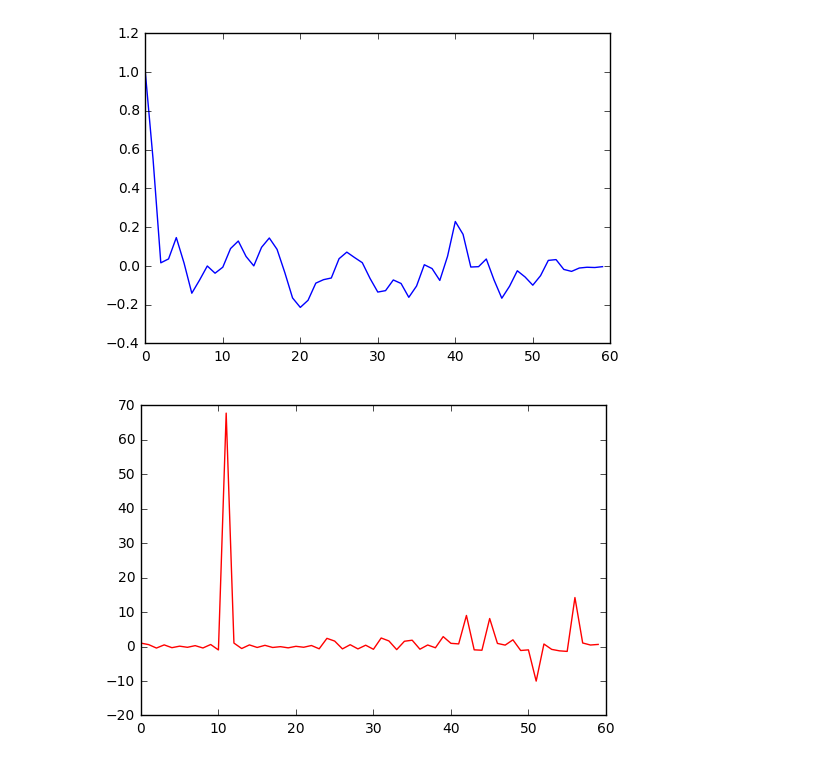
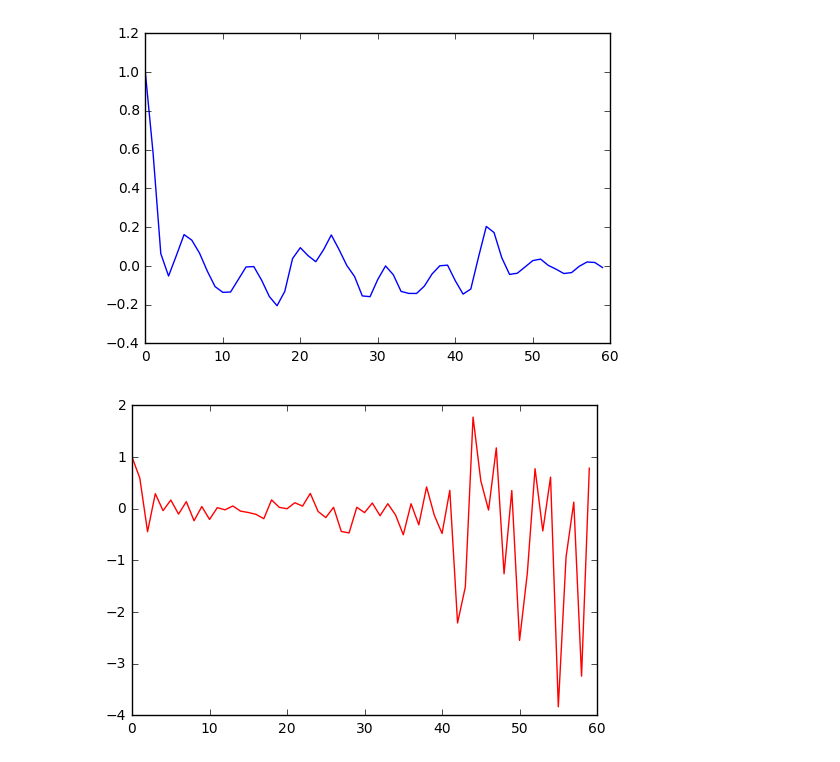
Before and after one commit to Marvin84/music_genre_identifier, a Jupyter notebook: ARIMA.ipynb, the cells around one changed output. Saved outputs shown, nothing was run; the diff lists cells and outputs as text; code cells hidden in the pictures.

```diff
--- a/ARIMA.ipynb
+++ b/ARIMA.ipynb
@@ -5,11 +5,11 @@ import statsmodels.tsa as st
 import pandas as pd
 import numpy as np
 # %%
-data = pd.read_csv('/Users/laneskij/Documents/University/Tesi/Project/dataset.csv')
+data = pd.read_csv('/Users/laneskij/Desktop/medium.csv', header=None)
 # %%
 #X = np.array(data)
 X = []
-M = np.array(data)[:,0:360]
+M = np.array(data)[:,8*60:14*60]
 X.append(M[:,0:60])
 X.append(M[:,60:120])
 X.append(M[:,120:180])
@@ -39,20 +58,20 @@ for item in X[3]:
 # %%
 #try to observe the autocorrelation and partial autocorrelation functions for any point
 #There is a 3-step rule which determines the p and q by this observation, see reference below
 #https://people.duke.edu/~rnau/Notes_on_nonseasonal_ARIMA_models--Robert_Nau.pdf
-datapoint = X[3][0]
+datapoint = X[0][0]
 #autocorrelation
 acValues = st.stattools.acf(datapoint, unbiased=False, nlags=60, qstat=False, fft=False, alpha=None)
 #partialautocorrelation
 pacValues = st.stattools.pacf(datapoint, nlags=60, method='ywunbiased', alpha=None)
 
 plt.plot(acValues, 'b-', label='ac')
 plt.show()
 plt.plot(pacValues, 'r-', label='pac')
 plt.show()
 # %% [output]
-[figure, old version]
+[figure, new version]
-[figure, old version]
+[figure, new version]
 # %%
 #The acf and pacf for all fitted values
 acValues = st.stattools.acf(models[0].fittedvalues, unbiased=False, nlags=50, qstat=False, fft=False, alpha=None)
```
Also changed, not shown: parts of 4 cells of this notebook, 1 other file.
